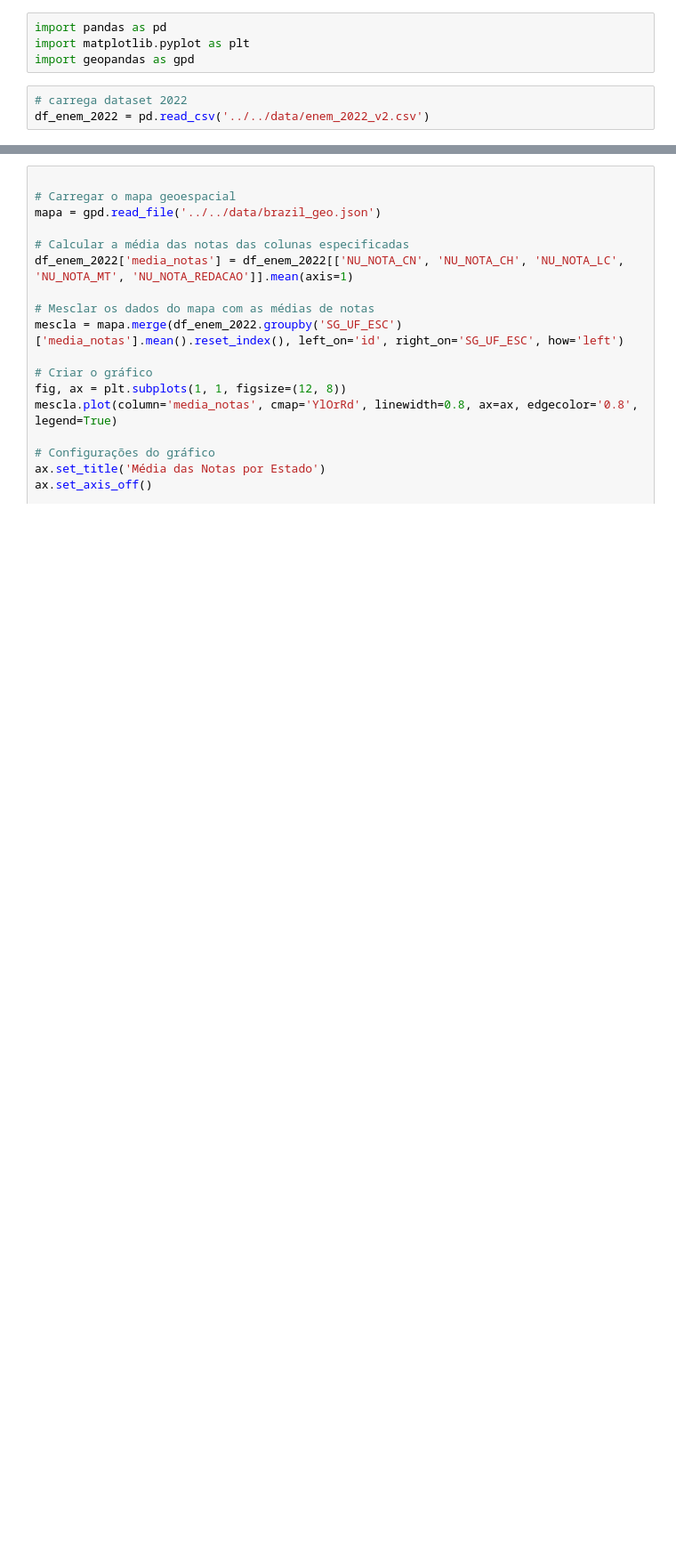
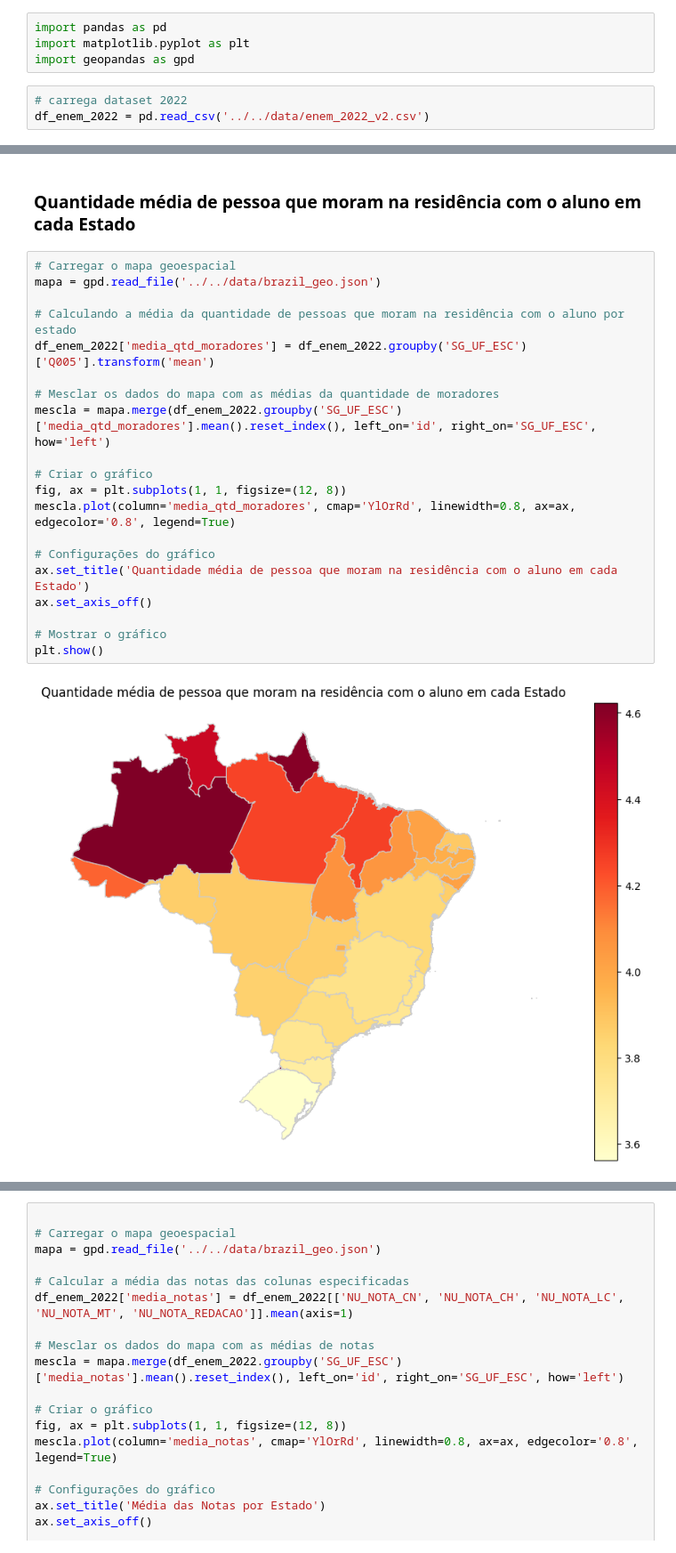
Before and after one commit to Medusa-85/analise_ENEM, a Jupyter notebook: analysis_2022/mean_by_region_map/mean_map.ipynb, the cells around one changed output, grey strips where cells are left out. Shown at 89% size. Saved outputs shown, nothing was run; the diff lists cells and outputs as text; blank space fills up the shorter version.

```diff
--- a/analysis_2022/mean_by_region_map/mean_map.ipynb
+++ b/analysis_2022/mean_by_region_map/mean_map.ipynb
@@ -7,0 +24,24 @@ df_enem_2022 = pd.read_csv('../../data/enem_2022_v2.csv')
+# %% [markdown]
+### Quantidade média de pessoa que moram na residência com o aluno em cada Estado
+# %%
+# Carregar o mapa geoespacial
+mapa = gpd.read_file('../../data/brazil_geo.json')
+
+# Calculando a média da quantidade de pessoas que moram na residência com o aluno por estado
+df_enem_2022['media_qtd_moradores'] = df_enem_2022.groupby('SG_UF_ESC')['Q005'].transform('mean')
+
+# Mesclar os dados do mapa com as médias da quantidade de moradores
+mescla = mapa.merge(df_enem_2022.groupby('SG_UF_ESC')['media_qtd_moradores'].mean().reset_index(), left_on='id', right_on='SG_UF_ESC', how='left')
+
+# Criar o gráfico
+fig, ax = plt.subplots(1, 1, figsize=(12, 8))
+mescla.plot(column='media_qtd_moradores', cmap='YlOrRd', linewidth=0.8, ax=ax, edgecolor='0.8', legend=True)
+
+# Configurações do gráfico
+ax.set_title('Quantidade média de pessoa que moram na residência com o aluno em cada Estado')
+ax.set_axis_off()
+
+# Mostrar o gráfico
+plt.show()
+# %% [output]
+[figure, added]
```
Also changed, not shown: parts of 6 cells of this notebook, 1 other file.
